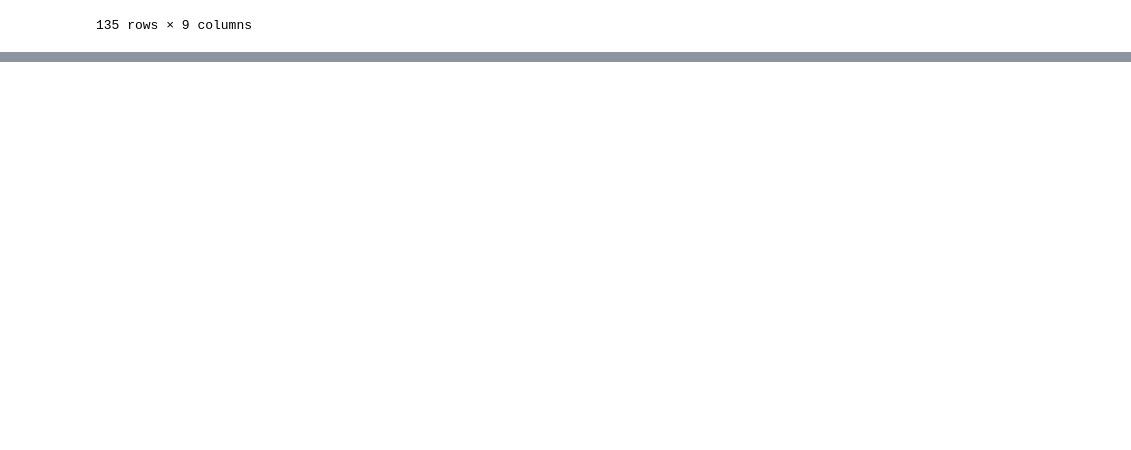
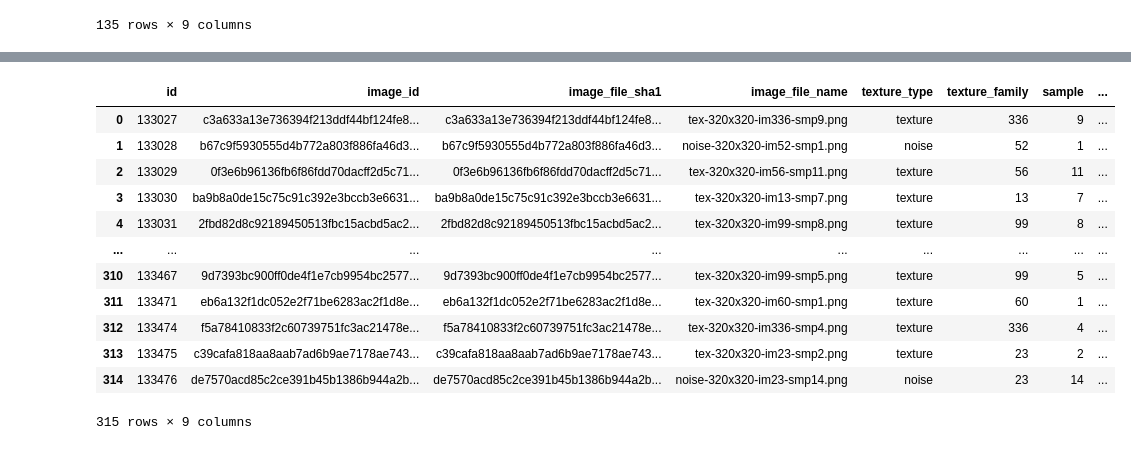
Before and after one commit to brain-score/brainio_contrib, a Jupyter notebook: notebooks/2020-02-26_movshon_aperture_test.ipynb, the cells around one changed output, grey strips where cells are left out. Drawn from its saved outputs; the diff is of its cells as text; code cells hidden in the pictures; blank space fills up the shorter version.

Commit message:
Testing other two movshon aperture fixes.

```diff
--- a/notebooks/2020-02-26_movshon_aperture_test.ipynb
+++ b/notebooks/2020-02-26_movshon_aperture_test.ipynb
@@ -95,0 +113,3 @@ assy_pub.stimulus_set
+# %%
+assy_pri = get_assembly("movshon.FreemanZiemba2013.aperture.private")
+assy_pri
@@ -95,0 +134,16 @@ assy_pub.stimulus_set
+# %%
+assy_pri.stimulus_set
+# %% [output]
+|  | id | image_id | image_file_sha1 | image_file_name | texture_type | texture_family | sample | ... |
+| 0 | 133027 | c3a633a13e736394f213ddf44bf124fe8... | c3a633a13e736394f213ddf44bf124fe8... | tex-320x320-im336-smp9.png | texture | 336 | 9 | ... |
+| 1 | 133028 | b67c9f5930555d4b772a803f886fa46d3... | b67c9f5930555d4b772a803f886fa46d3... | noise-320x320-im52-smp1.png | noise | 52 | 1 | ... |
+| 2 | 133029 | 0f3e6b96136fb6f86fdd70dacff2d5c71... | 0f3e6b96136fb6f86fdd70dacff2d5c71... | tex-320x320-im56-smp11.png | texture | 56 | 11 | ... |
+| 3 | 133030 | ba9b8a0de15c75c91c392e3bccb3e6631... | ba9b8a0de15c75c91c392e3bccb3e6631... | tex-320x320-im13-smp7.png | texture | 13 | 7 | ... |
+| 4 | 133031 | 2fbd82d8c92189450513fbc15acbd5ac2... | 2fbd82d8c92189450513fbc15acbd5ac2... | tex-320x320-im99-smp8.png | texture | 99 | 8 | ... |
+| ... | ... | ... | ... | ... | ... | ... | ... | ... |
+| 310 | 133467 | 9d7393bc900ff0de4f1e7cb9954bc2577... | 9d7393bc900ff0de4f1e7cb9954bc2577... | tex-320x320-im99-smp5.png | texture | 99 | 5 | ... |
+| 311 | 133471 | eb6a132f1dc052e2f71be6283ac2f1d8e... | eb6a132f1dc052e2f71be6283ac2f1d8e... | tex-320x320-im60-smp1.png | texture | 60 | 1 | ... |
+| 312 | 133474 | f5a78410833f2c60739751fc3ac21478e... | f5a78410833f2c60739751fc3ac21478e... | tex-320x320-im336-smp4.png | texture | 336 | 4 | ... |
+| 313 | 133475 | c39cafa818aa8aab7ad6b9ae7178ae743... | c39cafa818aa8aab7ad6b9ae7178ae743... | tex-320x320-im23-smp2.png | texture | 23 | 2 | ... |
+| 314 | 133476 | de7570acd85c2ce391b45b1386b944a2b... | de7570acd85c2ce391b45b1386b944a2b... | noise-320x320-im23-smp14.png | noise | 23 | 14 | ... |
+315 rows × 9 columns
```
Also changed, not shown: parts of 7 cells of this notebook.
